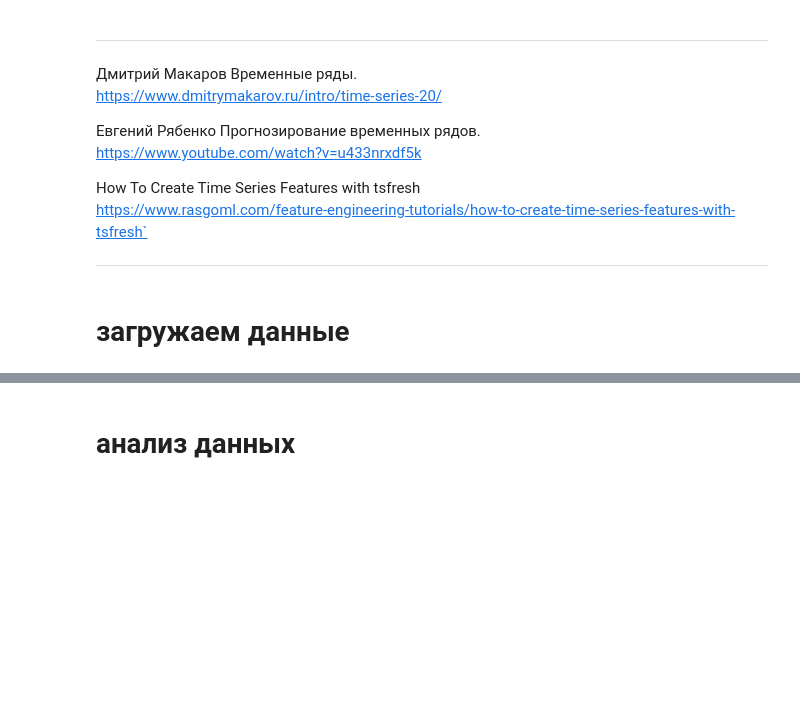
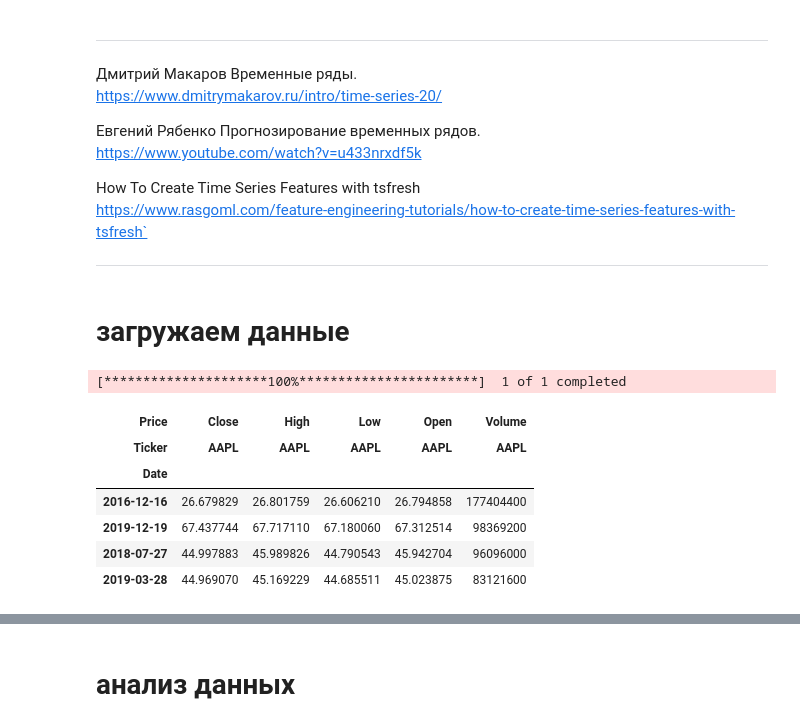
Before and after one commit to mechanoid5/ml_lectorium_2026_I, a Jupyter notebook: examples/18-time-series/03-regr-fet.ipynb, the cells around one changed output, grey strips where cells are left out. Cells and saved outputs as stored; diff of their text form; code cells hidden in the pictures; blank space fills up the shorter version.

```diff
--- a/examples/18-time-series/03-regr-fet.ipynb
+++ b/examples/18-time-series/03-regr-fet.ipynb
@@ -35,0 +42,14 @@ df = df.set_index('date').sort_index()
+# %%
+import yfinance as yf
+
+df = yf.download('AAPL','2016-01-01','2019-12-28')
+display(df.sample(4))
+# %% [output]
+[*********************100%***********************]  1 of 1 completed
+| Price | Close | High | Low | Open | Volume |
+| Ticker | AAPL | AAPL | AAPL | AAPL | AAPL |
+| Date |  |  |  |  |  |
+| 2016-12-16 | 26.679829 | 26.801759 | 26.606210 | 26.794858 | 177404400 |
+| 2019-12-19 | 67.437744 | 67.717110 | 67.180060 | 67.312514 | 98369200 |
+| 2018-07-27 | 44.997883 | 45.989826 | 44.790543 | 45.942704 | 96096000 |
+| 2019-03-28 | 44.969070 | 45.169229 | 44.685511 | 45.023875 | 83121600 |
```
Also changed, not shown: parts of 22 cells of this notebook, 1 other file.
